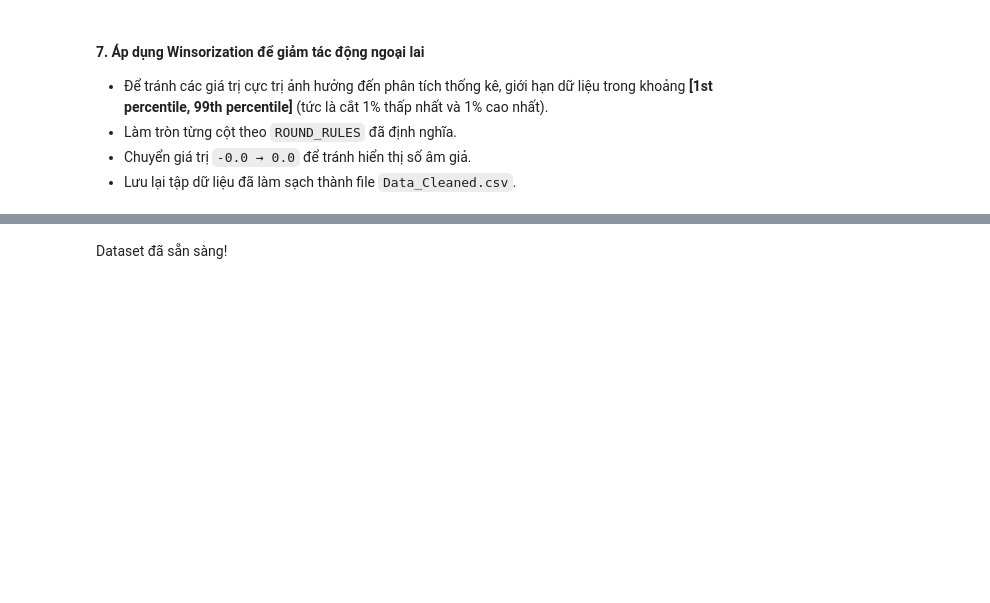
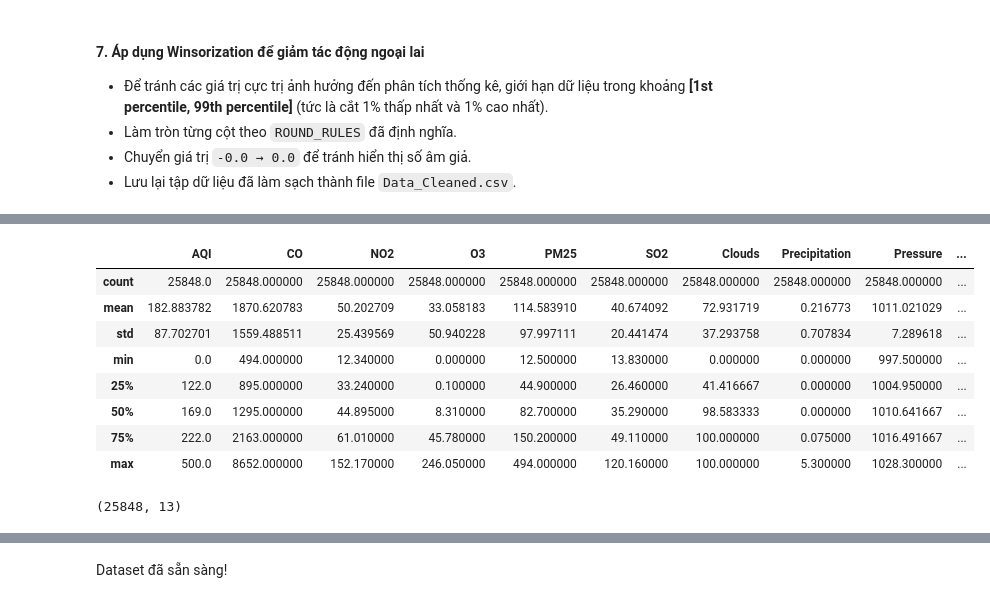
Before and after one commit to HoangHumg1210/Air_Quality-Analysis_HN, a Jupyter notebook: data/Extarct and Clean Data.ipynb, the cells around one changed output, grey strips where cells are left out. Saved outputs shown, nothing was run; the diff lists cells and outputs as text; code cells hidden in the pictures; blank space fills up the shorter version.

```diff
--- a/data/Extarct and Clean Data.ipynb
+++ b/data/Extarct and Clean Data.ipynb
@@ -205,0 +254,23 @@ for c in keep_cols:
+# %%
+df['CO_ugm3'] = df['CO'] * 1000
+df = df.drop(columns=['CO'])
+df = df.rename(columns={'CO_ugm3': 'CO'})
+df = df[['Local Time', 'AQI', 'CO', 'NO2', 'O3', 'PM25', 'SO2',
+         'Clouds', 'Precipitation', 'Pressure',
+         'Relative Humidity', 'Temperature', 'Wind Speed']]
+# %%
+df.describe()
+# %% [output]
+|  | AQI | CO | NO2 | O3 | PM25 | SO2 | Clouds | Precipitation | Pressure | ... |
+| count | 25848.0 | 25848.000000 | 25848.000000 | 25848.000000 | 25848.000000 | 25848.000000 | 25848.000000 | 25848.000000 | 25848.000000 | ... |
+| mean | 182.883782 | 1870.620783 | 50.202709 | 33.058183 | 114.583910 | 40.674092 | 72.931719 | 0.216773 | 1011.021029 | ... |
+| std | 87.702701 | 1559.488511 | 25.439569 | 50.940228 | 97.997111 | 20.441474 | 37.293758 | 0.707834 | 7.289618 | ... |
+| min | 0.0 | 494.000000 | 12.340000 | 0.000000 | 12.500000 | 13.830000 | 0.000000 | 0.000000 | 997.500000 | ... |
+| 25% | 122.0 | 895.000000 | 33.240000 | 0.100000 | 44.900000 | 26.460000 | 41.416667 | 0.000000 | 1004.950000 | ... |
+| 50% | 169.0 | 1295.000000 | 44.895000 | 8.310000 | 82.700000 | 35.290000 | 98.583333 | 0.000000 | 1010.641667 | ... |
+| 75% | 222.0 | 2163.000000 | 61.010000 | 45.780000 | 150.200000 | 49.110000 | 100.000000 | 0.075000 | 1016.491667 | ... |
+| max | 500.0 | 8652.000000 | 152.170000 | 246.050000 | 494.000000 | 120.160000 | 100.000000 | 5.300000 | 1028.300000 | ... |
+# %%
+df.shape
+# %% [output]
+(25848, 13)
```
Also changed, not shown: parts of 5 cells of this notebook, 5 other files.
